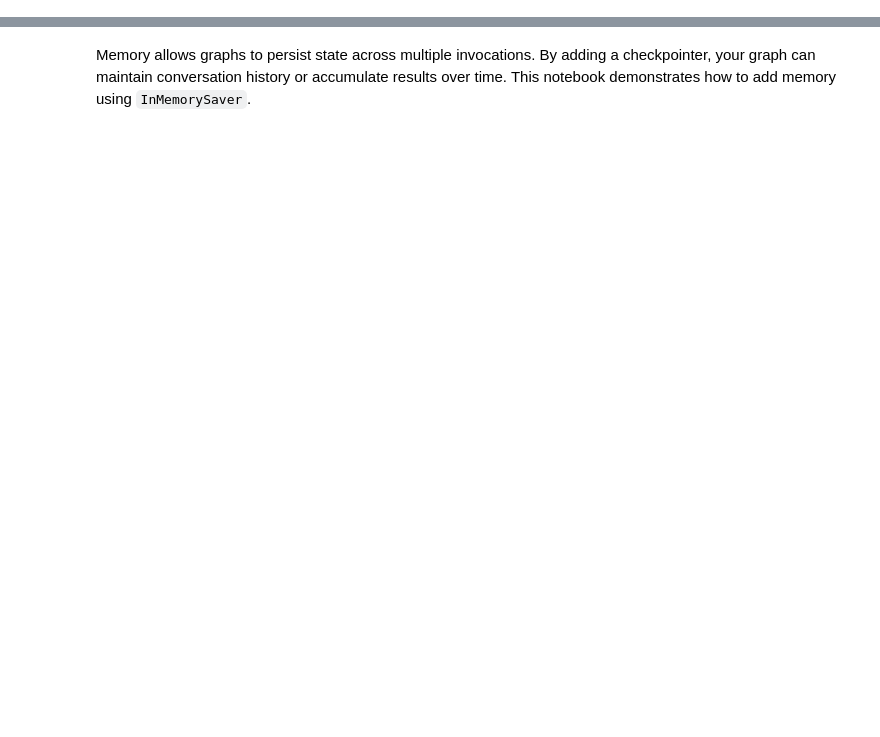
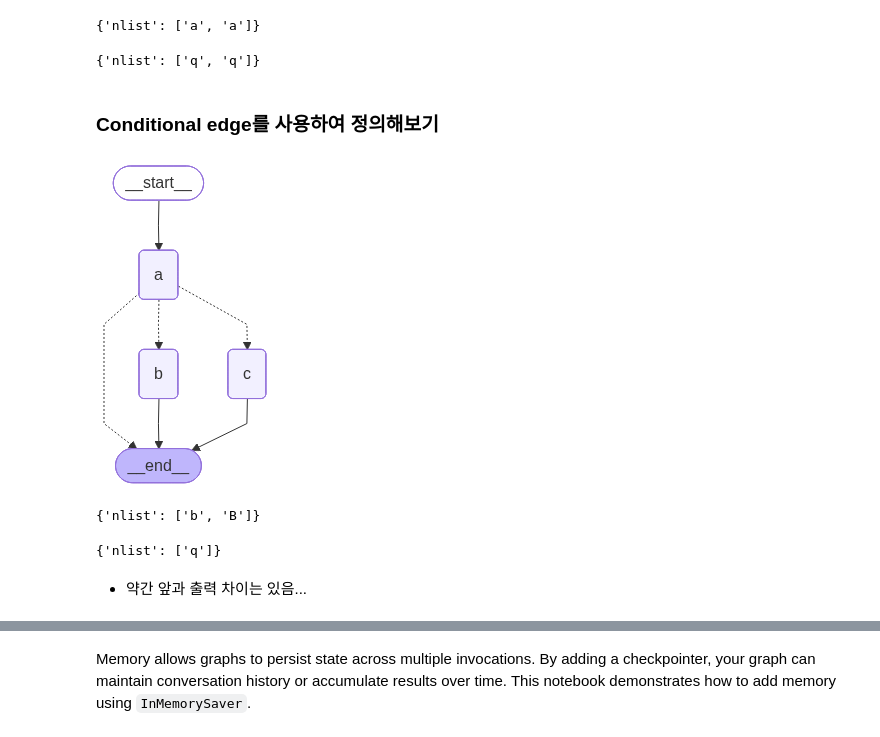
Before and after one commit to sguys99/langchain-study, a Jupyter notebook: langchain-academy/langgraph-essentials/my_lecture/L3-L4_cedges_memory.ipynb, the cells around one changed output, grey strips where cells are left out. Drawn from its saved outputs; the diff is of its cells as text; code cells hidden in the pictures; blank space fills up the shorter version.

```diff
--- a/langchain-academy/langgraph-essentials/my_lecture/L3-L4_cedges_memory.ipynb
+++ b/langchain-academy/langgraph-essentials/my_lecture/L3-L4_cedges_memory.ipynb
@@ -86,3 +93,82 @@ graph.invoke(input_state)
+# %%
+user = input('b, c, or q to quit: ') # input은 파이썬 내장함수로 사용자가 입력한 값을 문자열로 받는다.
+
+input_state = State(
+    nlist = [user]
+)
+graph.invoke(input_state)
+# %% [output]
+{'nlist': ['a', 'a']}
+# %%
+user = input('b, c, or q to quit: ') # input은 파이썬 내장함수로 사용자가 입력한 값을 문자열로 받는다.
+
+input_state = State(
+    nlist = [user]
+)
+graph.invoke(input_state)
+# %% [output]
+{'nlist': ['q', 'q']}
+# %% [markdown]
+### Conditional edge를 사용하여 정의해보기
+# %%
+def node_a(state: State):
+    return
+
+def node_b(state: State) -> State:
+    return(State(nlist = ["B"]))
+
+def node_c(state: State) -> State:
+    return(State(nlist = ["C"]))
+
+def conditional_edge(state: State) -> Literal["b", "c", END]:
+    select = state["nlist"][-1]
+    if select == "b":
+        return "b"
+    elif select == "c":
+        return "c"
+    elif select == "q":
+        return END
+    else:
+        return END
+# %%
+builder = StateGraph(State)
+
+# Add nodes
+builder.add_node("a", node_a)
+builder.add_node("b", node_b)
+builder.add_node("c", node_c)
+
+# Add edges
+builder.add_edge(START, "a")
+builder.add_edge("b", END)
+builder.add_edge("c", END)
+builder.add_conditional_edges("a", conditional_edge)
+
+# Compile and display
+graph = builder.compile()
+display(Image(graph.get_graph().draw_mermaid_png()))
+# %% [output]
+[figure, added]
+# %%
+user = input('b, c, or q to quit: ') # input은 파이썬 내장함수로 사용자가 입력한 값을 문자열로 받는다.
+
+input_state = State(
+    nlist = [user]
+)
+graph.invoke(input_state)
+# %% [output]
+{'nlist': ['b', 'B']}
+# %%
+user = input('b, c, or q to quit: ') # input은 파이썬 내장함수로 사용자가 입력한 값을 문자열로 받는다.
+
+input_state = State(
+    nlist = [user]
+)
+graph.invoke(input_state)
+# %% [output]
+{'nlist': ['q']}
+# %% [markdown]
+- 약간 앞과 출력 차이는 있음...
 # %% [markdown]
 <a id='l3_execution'></a>
 # %%
```
Also changed, not shown: parts of 8 cells of this notebook.
